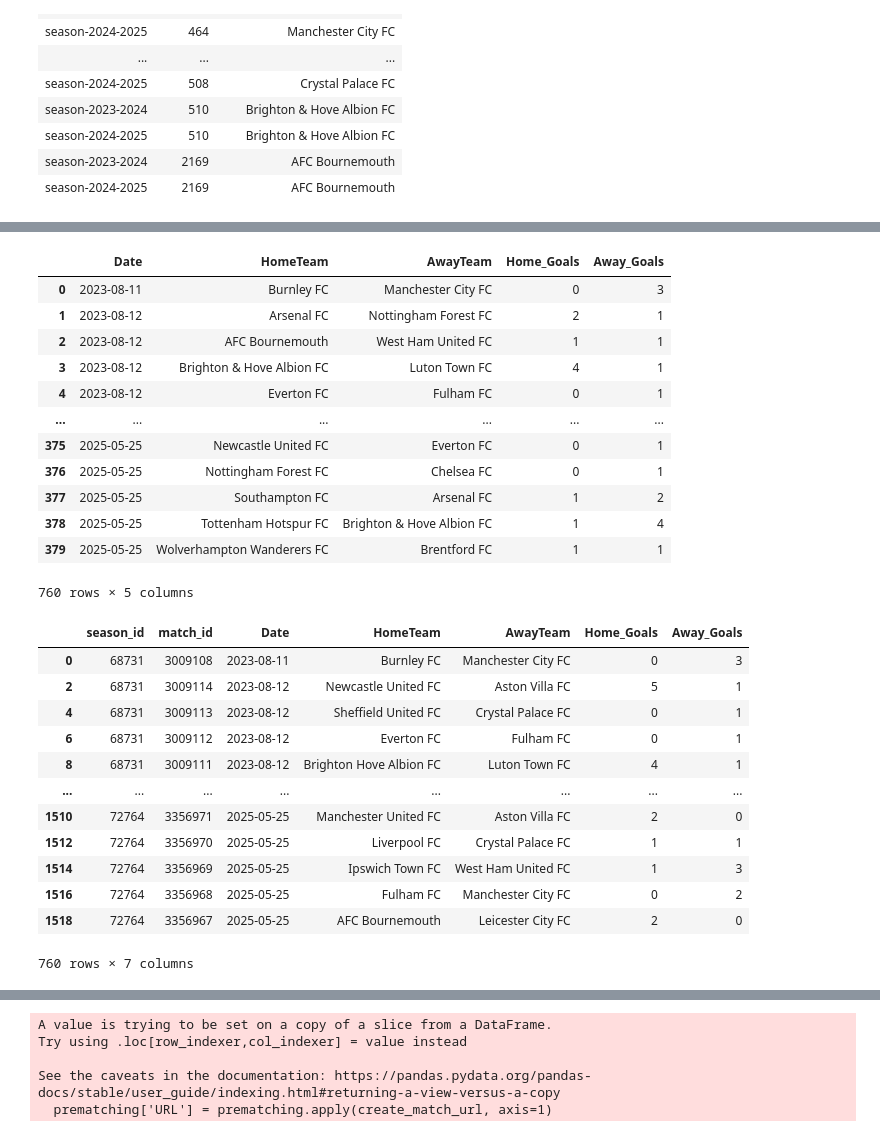
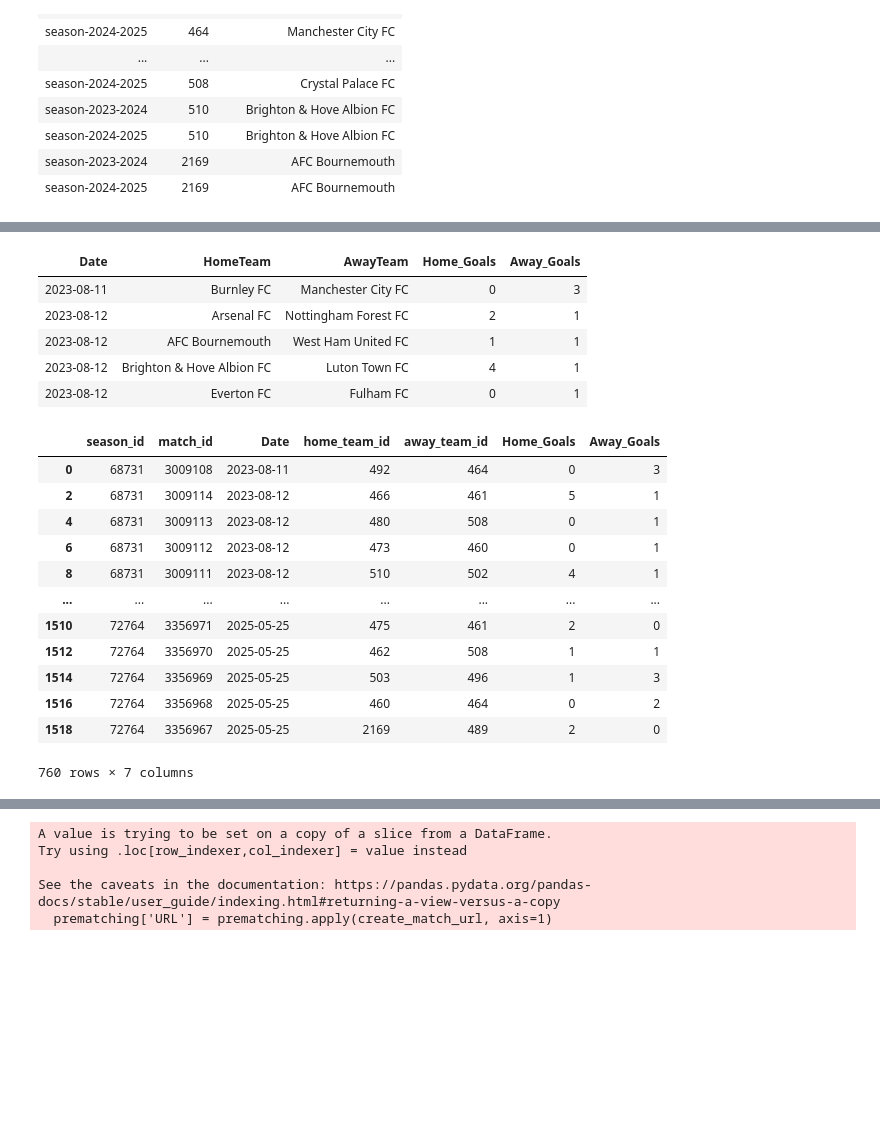
Before and after one commit to Ariworn/STAT-468-Elo-Contribution-Metric, a Jupyter notebook: contribution.ipynb, the cells around one changed output, grey strips where cells are left out. Drawn from its saved outputs; the diff is of its cells as text; code cells hidden in the pictures; blank space fills up the shorter version.

```diff
--- a/contribution.ipynb
+++ b/contribution.ipynb
@@ -155,56 +155,49 @@ Processed Brighton & Hove Albion FC in season-2024-2025
 Processed AFC Bournemouth in season-2023-2024
 Processed AFC Bournemouth in season-2024-2025
 # %%
-Match_info = pd.read_csv('team_match_ids_with_dates_and_comps.csv')
+Match_info = pd.read_csv('data/team_match_ids_with_dates_and_comps.csv')
 Match_info.drop(Match_info[Match_info['competition'] != 'EPL'].index, inplace = True)
 Match_info['date'] = pd.to_datetime(Match_info['date'], format='%b %d, %Y')
 Match_info
-myelo = full.copy()
+myelo = full.copy()#from football-data
 myelo = myelo[['Date', 'HomeTeam', 'AwayTeam', 'Home_Goals', 'Away_Goals']]
 myelo['Date'] = pd.to_datetime(myelo['Date'], format= '%d/%m/%Y')
 name_mapping = {
     "Man United": "Manchester United FC",
     "Wolves": "Wolverhampton Wanderers FC",
     "Everton": "Everton FC",
     "Chelsea": "Chelsea FC",
     "Man City": "Manchester City FC",
     "Norwich": "Norwich City FC",
     "Sheffield United": "Sheffield United FC",
     "Brighton": "Brighton & Hove Albion FC",
     "Aston Villa": "Aston Villa FC",
     "Leeds": "Leeds United FC",
     "Fulham": "Fulham FC",
     "Brentford": "Brentford FC",
     "Southampton": "Southampton FC",
     "Burnley": "Burnley FC",
     "Newcastle": "Newcastle United FC",
     "Arsenal": "Arsenal FC",
     "West Ham": "West Ham United FC",
     "Nott'm Forest": "Nottingham Forest FC",
     "Luton": "Luton Town FC",
     "Ipswich": "Ipswich Town FC",
     "Tottenham": "Tottenham Hotspur FC",
     "Leicester": "Leicester City FC",
     "Bournemouth": "AFC Bournemouth",
     "Liverpool": "Liverpool FC",
     "Crystal Palace": "Crystal Palace FC"
 }
 myelo = myelo.replace(name_mapping)
-myelo
+GT(myelo.head(5))
 # %% [output]
-|  | Date | HomeTeam | AwayTeam | Home_Goals | Away_Goals |
-| 0 | 2023-08-11 | Burnley FC | Manchester City FC | 0 | 3 |
-| 1 | 2023-08-12 | Arsenal FC | Nottingham Forest FC | 2 | 1 |
-| 2 | 2023-08-12 | AFC Bournemouth | West Ham United FC | 1 | 1 |
-| 3 | 2023-08-12 | Brighton & Hove Albion FC | Luton Town FC | 4 | 1 |
-| 4 | 2023-08-12 | Everton FC | Fulham FC | 0 | 1 |
-| ... | ... | ... | ... | ... | ... |
-| 375 | 2025-05-25 | Newcastle United FC | Everton FC | 0 | 1 |
-| 376 | 2025-05-25 | Nottingham Forest FC | Chelsea FC | 0 | 1 |
-| 377 | 2025-05-25 | Southampton FC | Arsenal FC | 1 | 2 |
-| 378 | 2025-05-25 | Tottenham Hotspur FC | Brighton & Hove Albion FC | 1 | 4 |
-| 379 | 2025-05-25 | Wolverhampton Wanderers FC | Brentford FC | 1 | 1 |
+| Date | HomeTeam | AwayTeam | Home_Goals | Away_Goals |
+| 2023-08-11 | Burnley FC | Manchester City FC | 0 | 3 |
+| 2023-08-12 | Arsenal FC | Nottingham Forest FC | 2 | 1 |
+| 2023-08-12 | AFC Bournemouth | West Ham United FC | 1 | 1 |
+| 2023-08-12 | Brighton & Hove Albion FC | Luton Town FC | 4 | 1 |
+| 2023-08-12 | Everton FC | Fulham FC | 0 | 1 |
-760 rows × 5 columns
 # %%
 conn = duckdb.connect()
 conn.register('ids', Match_info) #football critic data
@@ -220,23 +213,31 @@ AND (a.team_name = b.HomeTeam OR a.team_name = b.AwayTeam)
 ORDER BY b.Date
 """
 result = conn.execute(query).df()
-result.to_csv('Elo_Table_Pre.csv', index=False)  # Changed from df to result
+result.to_csv('data/Elo_Table_Pre.csv', index=False)  # Changed from df to result
 conn.close()
 result = result.drop_duplicates()
 result = result.replace('Brighton & Hove Albion FC', 'Brighton Hove Albion FC')
-result
+#Elo Creater
+team_id_map = Match_info.copy()
+team_id_map = team_id_map.loc[(team_id_map['season'] == 'season-2024-2025') | (team_id_map['season'] == 'season-2023-2024')]#to account for promoted teams
+team_id_map['team_name'] = team_id_map['team_name'].replace('Brighton & Hove Albion FC', 'Brighton Hove Albion FC')
+team_id_map = team_id_map.set_index('team_name')['team_id'].to_dict()
+result['home_team_id'] = result['HomeTeam'].map(team_id_map)
+result['away_team_id'] = result['AwayTeam'].map(team_id_map)
+matches = result[['season_id','match_id', 'Date', 'home_team_id', 'away_team_id', 'Home_Goals', 'Away_Goals']]
+matches
 # team_ids = p
 # %% [output]
-|  | season_id | match_id | Date | HomeTeam | AwayTeam | Home_Goals | Away_Goals |
-| 0 | 68731 | 3009108 | 2023-08-11 | Burnley FC | Manchester City FC | 0 | 3 |
-| 2 | 68731 | 3009114 | 2023-08-12 | Newcastle United FC | Aston Villa FC | 5 | 1 |
-| 4 | 68731 | 3009113 | 2023-08-12 | Sheffield United FC | Crystal Palace FC | 0 | 1 |
-| 6 | 68731 | 3009112 | 2023-08-12 | Everton FC | Fulham FC | 0 | 1 |
-| 8 | 68731 | 3009111 | 2023-08-12 | Brighton Hove Albion FC | Luton Town FC | 4 | 1 |
+|  | season_id | match_id | Date | home_team_id | away_team_id | Home_Goals | Away_Goals |
+| 0 | 68731 | 3009108 | 2023-08-11 | 492 | 464 | 0 | 3 |
+| 2 | 68731 | 3009114 | 2023-08-12 | 466 | 461 | 5 | 1 |
+| 4 | 68731 | 3009113 | 2023-08-12 | 480 | 508 | 0 | 1 |
+| 6 | 68731 | 3009112 | 2023-08-12 | 473 | 460 | 0 | 1 |
+| 8 | 68731 | 3009111 | 2023-08-12 | 510 | 502 | 4 | 1 |
 | ... | ... | ... | ... | ... | ... | ... | ... |
-| 1510 | 72764 | 3356971 | 2025-05-25 | Manchester United FC | Aston Villa FC | 2 | 0 |
-| 1512 | 72764 | 3356970 | 2025-05-25 | Liverpool FC | Crystal Palace FC | 1 | 1 |
-| 1514 | 72764 | 3356969 | 2025-05-25 | Ipswich Town FC | West Ham United FC | 1 | 3 |
-| 1516 | 72764 | 3356968 | 2025-05-25 | Fulham FC | Manchester City FC | 0 | 2 |
-| 1518 | 72764 | 3356967 | 2025-05-25 | AFC Bournemouth | Leicester City FC | 2 | 0 |
+| 1510 | 72764 | 3356971 | 2025-05-25 | 475 | 461 | 2 | 0 |
+| 1512 | 72764 | 3356970 | 2025-05-25 | 462 | 508 | 1 | 1 |
+| 1514 | 72764 | 3356969 | 2025-05-25 | 503 | 496 | 1 | 3 |
+| 1516 | 72764 | 3356968 | 2025-05-25 | 460 | 464 | 0 | 2 |
+| 1518 | 72764 | 3356967 | 2025-05-25 | 2169 | 489 | 2 | 0 |
 760 rows × 7 columns
```
Also changed, not shown: parts of 4 cells of this notebook, 25 other files.
